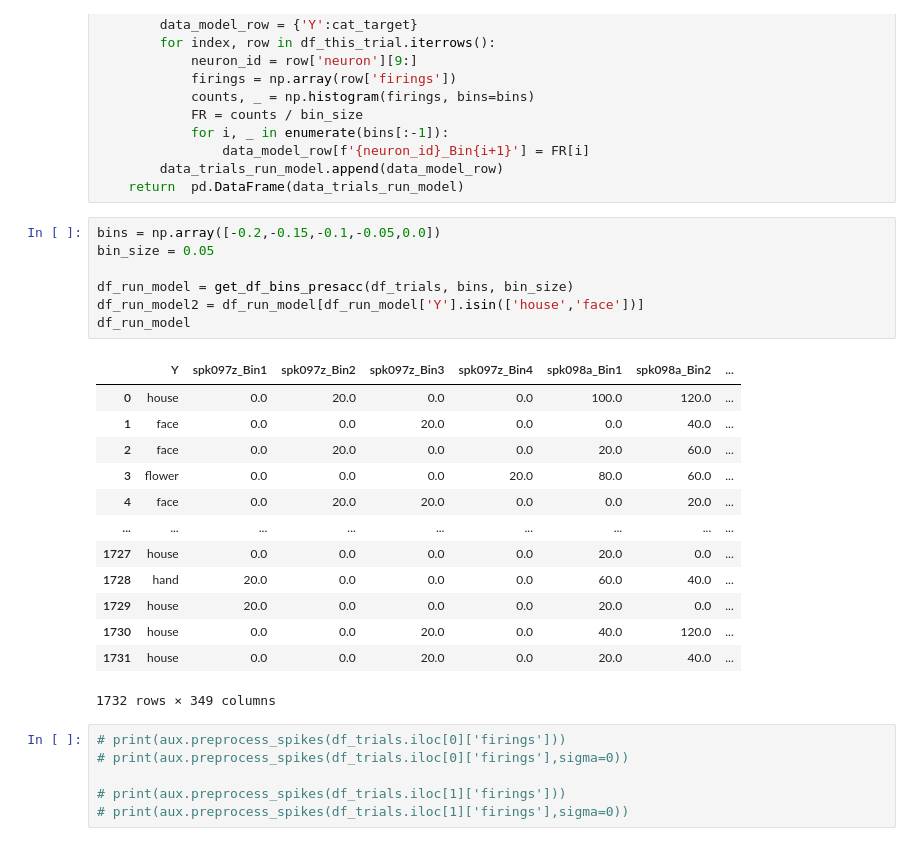
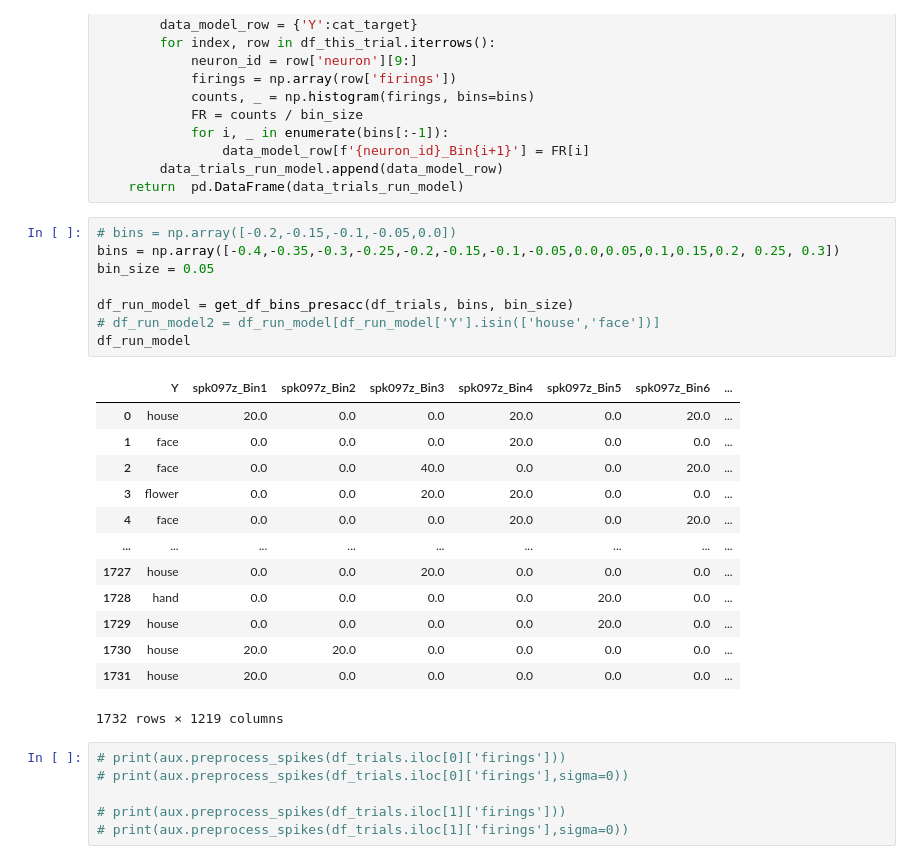
Before and after one commit to lucasdonaire/active-vision, a Jupyter notebook: session_analysis1.ipynb, the cells around one changed output. Saved outputs shown, nothing was run; the diff lists cells and outputs as text.

```diff
--- a/session_analysis1.ipynb
+++ b/session_analysis1.ipynb
@@ -96,26 +96,27 @@ def get_df_bins_presacc(df_trials, bins, bin_size):
         data_trials_run_model.append(data_model_row)
     return  pd.DataFrame(data_trials_run_model)
 # %%
-bins = np.array([-0.2,-0.15,-0.1,-0.05,0.0])
+# bins = np.array([-0.2,-0.15,-0.1,-0.05,0.0])
+bins = np.array([-0.4,-0.35,-0.3,-0.25,-0.2,-0.15,-0.1,-0.05,0.0,0.05,0.1,0.15,0.2, 0.25, 0.3])
 bin_size = 0.05
 
 df_run_model = get_df_bins_presacc(df_trials, bins, bin_size)
-df_run_model2 = df_run_model[df_run_model['Y'].isin(['house','face'])]
+# df_run_model2 = df_run_model[df_run_model['Y'].isin(['house','face'])]
 df_run_model
 # %% [output]
-|  | Y | spk097z_Bin1 | spk097z_Bin2 | spk097z_Bin3 | spk097z_Bin4 | spk098a_Bin1 | spk098a_Bin2 | ... |
-| 0 | house | 0.0 | 20.0 | 0.0 | 0.0 | 100.0 | 120.0 | ... |
-| 1 | face | 0.0 | 0.0 | 20.0 | 0.0 | 0.0 | 40.0 | ... |
-| 2 | face | 0.0 | 20.0 | 0.0 | 0.0 | 20.0 | 60.0 | ... |
-| 3 | flower | 0.0 | 0.0 | 0.0 | 20.0 | 80.0 | 60.0 | ... |
-| 4 | face | 0.0 | 20.0 | 20.0 | 0.0 | 0.0 | 20.0 | ... |
+|  | Y | spk097z_Bin1 | spk097z_Bin2 | spk097z_Bin3 | spk097z_Bin4 | spk097z_Bin5 | spk097z_Bin6 | ... |
+| 0 | house | 20.0 | 0.0 | 0.0 | 20.0 | 0.0 | 20.0 | ... |
+| 1 | face | 0.0 | 0.0 | 0.0 | 20.0 | 0.0 | 0.0 | ... |
+| 2 | face | 0.0 | 0.0 | 40.0 | 0.0 | 0.0 | 20.0 | ... |
+| 3 | flower | 0.0 | 0.0 | 20.0 | 20.0 | 0.0 | 0.0 | ... |
+| 4 | face | 0.0 | 0.0 | 0.0 | 20.0 | 0.0 | 20.0 | ... |
 | ... | ... | ... | ... | ... | ... | ... | ... | ... |
-| 1727 | house | 0.0 | 0.0 | 0.0 | 0.0 | 20.0 | 0.0 | ... |
-| 1728 | hand | 20.0 | 0.0 | 0.0 | 0.0 | 60.0 | 40.0 | ... |
-| 1729 | house | 20.0 | 0.0 | 0.0 | 0.0 | 20.0 | 0.0 | ... |
-| 1730 | house | 0.0 | 0.0 | 20.0 | 0.0 | 40.0 | 120.0 | ... |
-| 1731 | house | 0.0 | 0.0 | 20.0 | 0.0 | 20.0 | 40.0 | ... |
+| 1727 | house | 0.0 | 0.0 | 20.0 | 0.0 | 0.0 | 0.0 | ... |
+| 1728 | hand | 0.0 | 0.0 | 0.0 | 0.0 | 20.0 | 0.0 | ... |
+| 1729 | house | 0.0 | 0.0 | 0.0 | 0.0 | 20.0 | 0.0 | ... |
+| 1730 | house | 20.0 | 20.0 | 0.0 | 0.0 | 0.0 | 0.0 | ... |
+| 1731 | house | 20.0 | 0.0 | 0.0 | 0.0 | 0.0 | 0.0 | ... |
-1732 rows × 349 columns
+1732 rows × 1219 columns
 # %%
 # print(aux.preprocess_spikes(df_trials.iloc[0]['firings']))
 # print(aux.preprocess_spikes(df_trials.iloc[0]['firings'],sigma=0))
```
Also changed, not shown: parts of 12 cells of this notebook, 12 other files.
